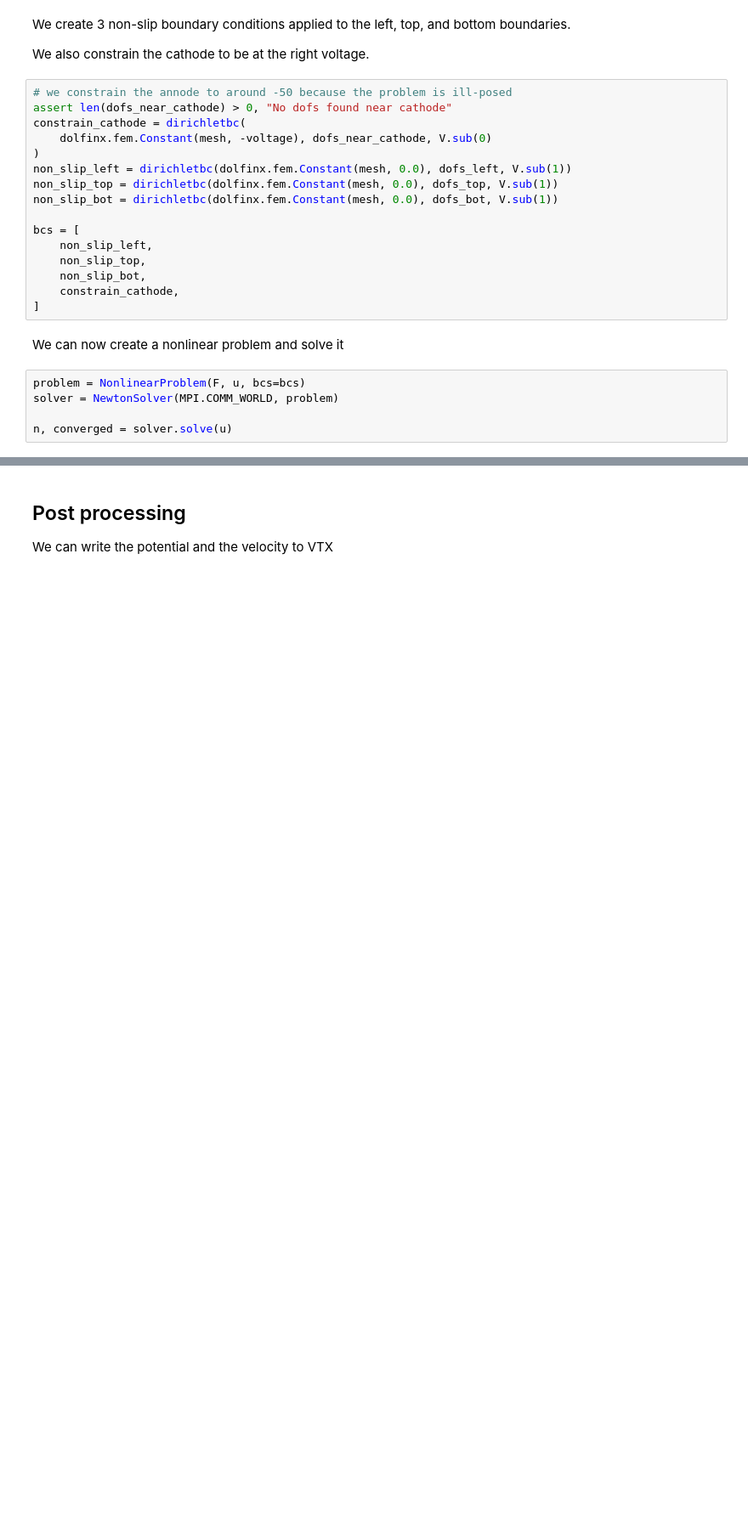
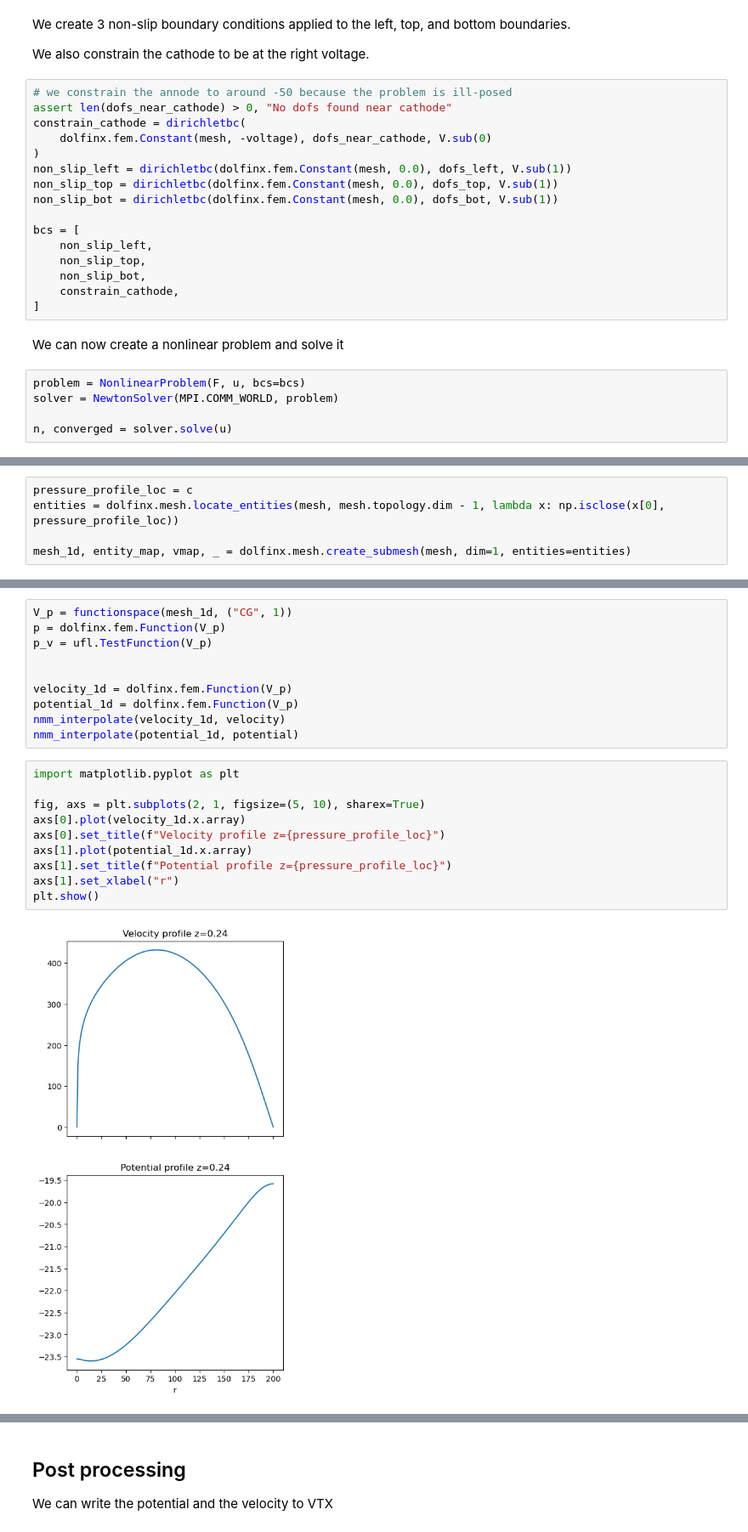
Before and after one commit to conner-fransoo/plasma-centrifuge, a Jupyter notebook: main.ipynb, the cells around one changed output, grey strips where cells are left out. Shown at 85% size. Saved outputs shown, nothing was run; the diff lists cells and outputs as text; blank space fills up the shorter version.

Commit message:
pressure profile calculation

```diff
--- a/main.ipynb
+++ b/main.ipynb
@@ -168,0 +175,5 @@ n, converged = solver.solve(u)
+# %%
+pressure_profile_loc = c
+entities = dolfinx.mesh.locate_entities(mesh, mesh.topology.dim - 1, lambda x: np.isclose(x[0], pressure_profile_loc))
+
+mesh_1d, entity_map, vmap, _ = dolfinx.mesh.create_submesh(mesh, dim=1, entities=entities)
@@ -168,0 +201,22 @@ n, converged = solver.solve(u)
+# %%
+V_p = functionspace(mesh_1d, ("CG", 1))
+p = dolfinx.fem.Function(V_p)
+p_v = ufl.TestFunction(V_p)
+
+
+velocity_1d = dolfinx.fem.Function(V_p)
+potential_1d = dolfinx.fem.Function(V_p)
+nmm_interpolate(velocity_1d, velocity)
+nmm_interpolate(potential_1d, potential)
+# %%
+import matplotlib.pyplot as plt
+
+fig, axs = plt.subplots(2, 1, figsize=(5, 10), sharex=True)
+axs[0].plot(velocity_1d.x.array)
+axs[0].set_title(f"Velocity profile z={pressure_profile_loc}")
+axs[1].plot(potential_1d.x.array)
+axs[1].set_title(f"Potential profile z={pressure_profile_loc}")
+axs[1].set_xlabel("r")
+plt.show()
+# %% [output]
+[figure, added]
```
Also changed, not shown: parts of 8 cells of this notebook.
